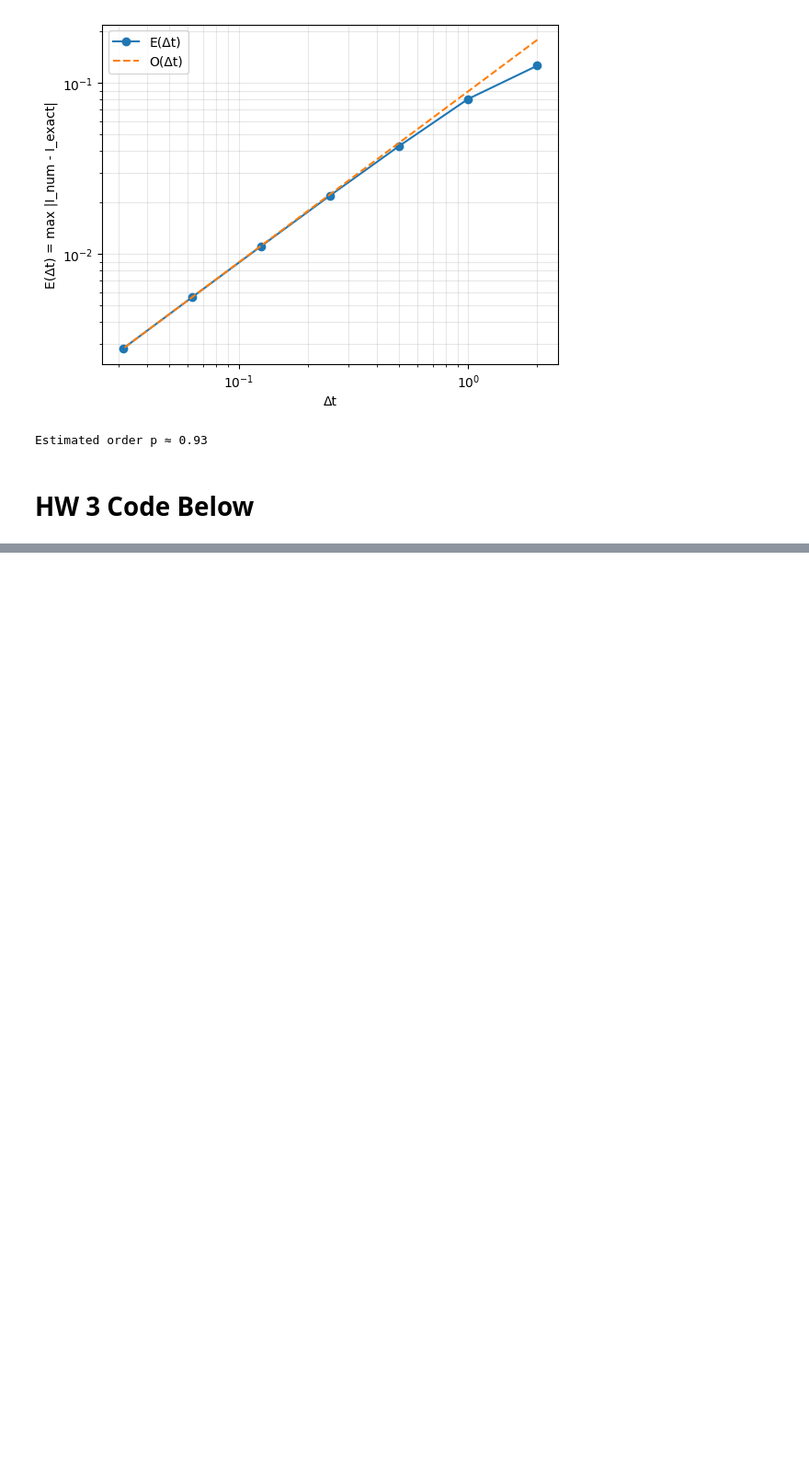
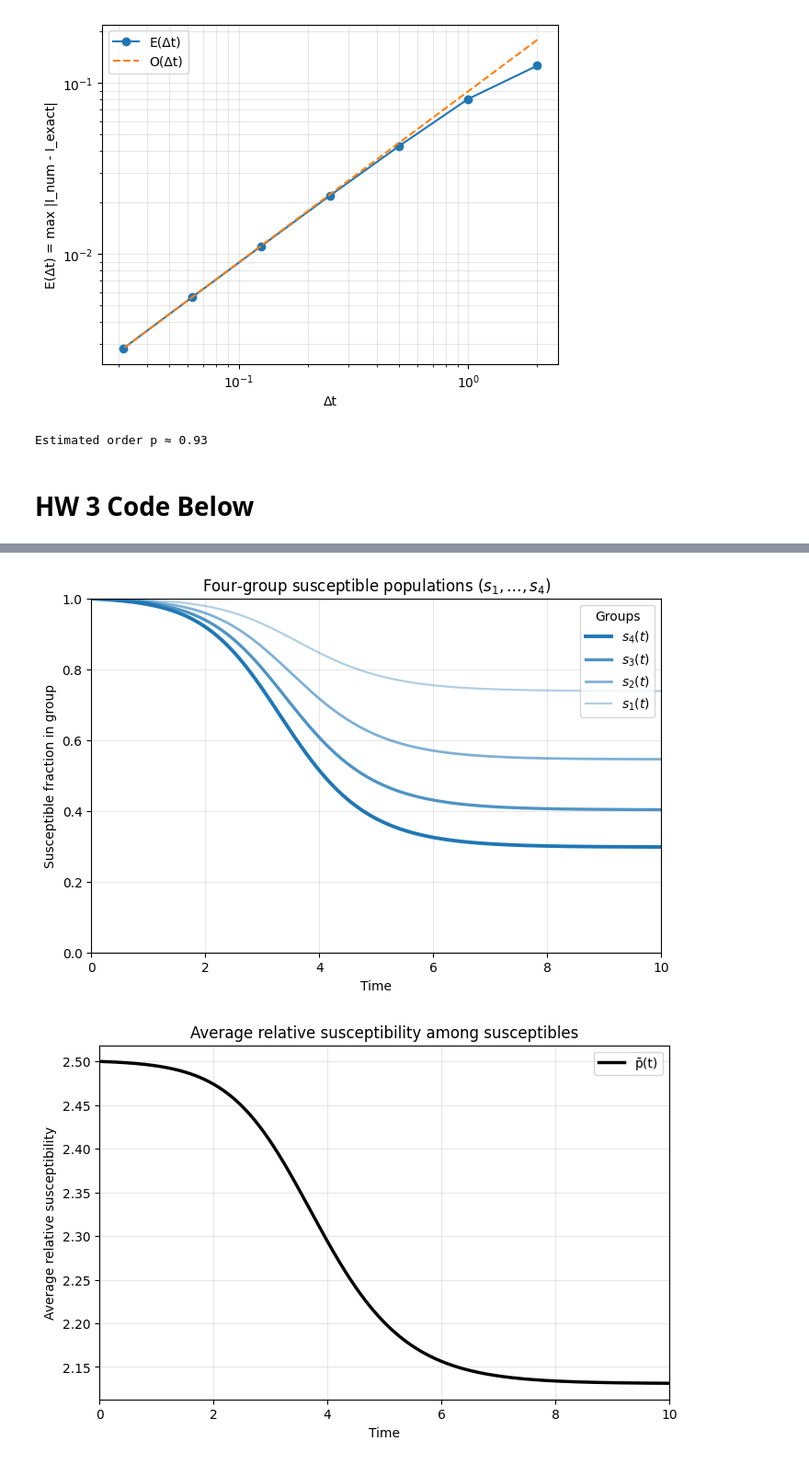
Before and after one commit to JasonHunter95/infectious-diseases, a Jupyter notebook: HW3/homework_3.ipynb, the cells around one changed output, grey strips where cells are left out. Shown: that part at 92% size. Drawn from its saved outputs; the diff is of its cells as text; code cells hidden in the pictures; blank space fills up the shorter version.

```diff
--- a/HW3/homework_3.ipynb
+++ b/HW3/homework_3.ipynb
@@ -363,0 +364,40 @@ R0_check = 1.500
+# %%
+# Plot si(t) for each group using the same color scheme
+fig, ax = plt.subplots(figsize=(8,5))
+
+order = np.argsort(sigma)[::-1]  # descending susceptibility (4 is darkest)
+alphas = np.linspace(1.0, 0.35, len(sigma))  # darkest to lightest
+base_color = 'tab:blue'
+for rank, k in enumerate(order):
+    ax.plot(T, Sg[k, :], color=base_color, alpha=alphas[rank],
+            linewidth=2.8 - 0.4*rank, label=fr"$s_{{{k+1}}}(t)$")
+
+ax.set_xlabel("Time")
+ax.set_ylabel("Susceptible fraction in group")
+ax.set_title(r"Four-group susceptible populations ($s_{1},\ldots,s_{4}$)")
+ax.set_xlim(0, t_max)
+ax.set_ylim(0, 1.0)
+ax.grid(True, alpha=0.3)
+ax.legend(title="Groups", loc="upper right")
+plt.show()
+
+# Calculate p̄(t) - average relative susceptibility among susceptibles
+num = sigma @ Sg
+den = Sg.sum(axis=0)
+p_bar = np.divide(num, den, out=np.zeros_like(num), where=den>0)
+
+# Plot p̄(t) in black
+fig, ax = plt.subplots(figsize=(8,5))
+ax.plot(T, p_bar, color='black', linewidth=2.5, label="p̄(t)")
+ax.set_xlabel("Time")
+ax.set_ylabel("Average relative susceptibility")
+ax.set_title("Average relative susceptibility among susceptibles")
+ax.set_xlim(0, t_max)
+ax.grid(True, alpha=0.3)
+ax.legend()
+plt.show()
+
+# np.isclose(p_bar[0], sigma.mean())  # validation check
+# %% [output]
+[figure, added]
+[figure, added]
```
Also changed, not shown: parts of 7 cells of this notebook, 10 other files.
